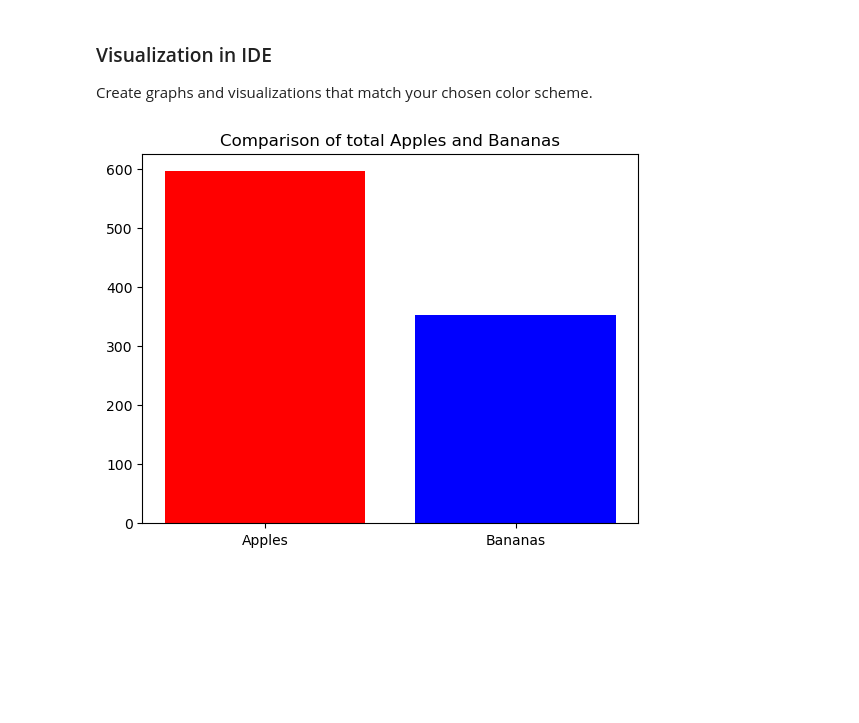
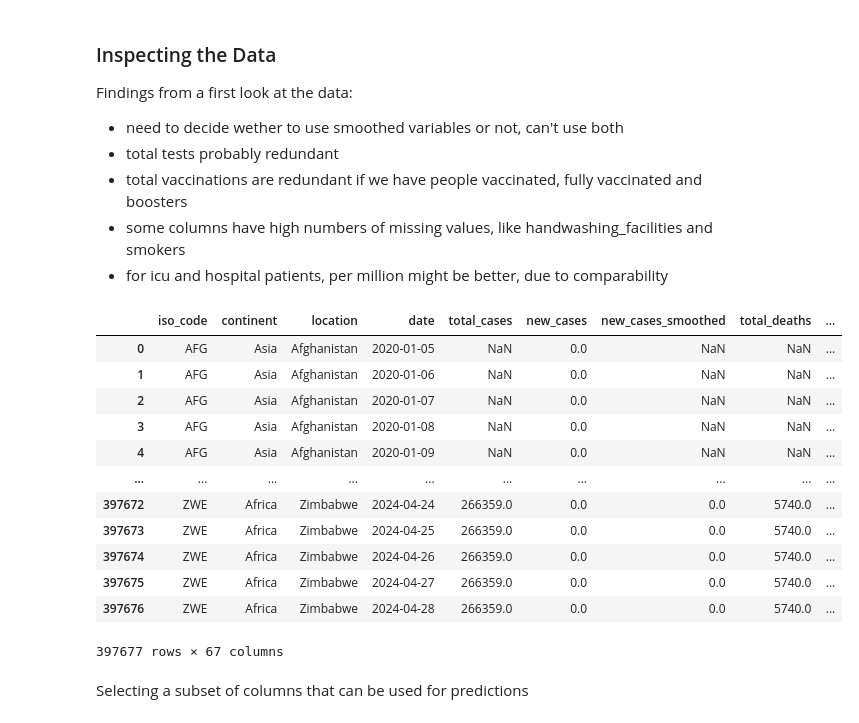
Before and after one commit to kaeferbeckMarco/UnderstandingCovidCaseCounts, a Jupyter notebook: simple.ipynb, the cells around one changed output. Saved outputs shown, nothing was run; the diff lists cells and outputs as text; code cells hidden in the pictures; blank space fills up the shorter version.

Commit message:
did first data pre processing

```diff
--- a/simple.ipynb
+++ b/simple.ipynb
@@ -11,13 +12,5 @@ Effortlessly view, navigate, sort, and filter data. Create charts and access ess
 # %%
-# Defining data for the dataframe
-data = {
-    'Basket': ['A', 'B', 'C', 'D', 'E', 'F', 'G', 'H', 'I', 'J', 'K', 'L', 'M', 'N', 'O', 'P'],
-    'Apples': [10, 20, 30, 56, 40, 40, 67, 47, 40, 4, 49, 52, 5, 56, 35, 45],
-    'Bananas': [15, 6, 3, 45, 67, 44, 45, 11, 14, 18, 13, 12, 1, 34, 12, 12]
-}
+df = pd.read_csv('../resources/owid-covid-data.csv')
 
-# Creating the dataframe
-df = pd.DataFrame(data)
-
-df
+df.info()
 # %% [output]
@@ -41,19 +34,27 @@ df
 # %% [markdown]
-### Visualization in IDE
+### Inspecting the Data
 
-Create graphs and visualizations that match your chosen color scheme.
+Findings from a first look at the data:
+- need to decide wether to use smoothed variables or not, can't use both
+- total tests probably redundant
+- total vaccinations are redundant if we have people vaccinated, fully vaccinated and boosters
+- some columns have high numbers of missing values, like handwashing_facilities and smokers
+- for icu and hospital patients, per million might be better, due to comparability
 # %%
-# Calculate the sums
-sum_apples = df['Apples'].sum()
-sum_bananas = df['Bananas'].sum()
-
-# Create a bar chart
-plt.bar(['Apples', 'Bananas'], [sum_apples, sum_bananas], color=['red', 'blue'])
-
-# Set a title
-plt.title('Comparison of total Apples and Bananas')
-
-# Show the plot
-plt.show()
+df
 # %% [output]
-[figure, removed]
+|  | iso_code | continent | location | date | total_cases | new_cases | new_cases_smoothed | total_deaths | ... |
+| 0 | AFG | Asia | Afghanistan | 2020-01-05 | NaN | 0.0 | NaN | NaN | ... |
+| 1 | AFG | Asia | Afghanistan | 2020-01-06 | NaN | 0.0 | NaN | NaN | ... |
+| 2 | AFG | Asia | Afghanistan | 2020-01-07 | NaN | 0.0 | NaN | NaN | ... |
+| 3 | AFG | Asia | Afghanistan | 2020-01-08 | NaN | 0.0 | NaN | NaN | ... |
+| 4 | AFG | Asia | Afghanistan | 2020-01-09 | NaN | 0.0 | NaN | NaN | ... |
+| ... | ... | ... | ... | ... | ... | ... | ... | ... | ... |
+| 397672 | ZWE | Africa | Zimbabwe | 2024-04-24 | 266359.0 | 0.0 | 0.0 | 5740.0 | ... |
+| 397673 | ZWE | Africa | Zimbabwe | 2024-04-25 | 266359.0 | 0.0 | 0.0 | 5740.0 | ... |
+| 397674 | ZWE | Africa | Zimbabwe | 2024-04-26 | 266359.0 | 0.0 | 0.0 | 5740.0 | ... |
+| 397675 | ZWE | Africa | Zimbabwe | 2024-04-27 | 266359.0 | 0.0 | 0.0 | 5740.0 | ... |
+| 397676 | ZWE | Africa | Zimbabwe | 2024-04-28 | 266359.0 | 0.0 | 0.0 | 5740.0 | ... |
+397677 rows × 67 columns
+# %% [markdown]
+Selecting a subset of columns that can be used for predictions
```
Also changed, not shown: parts of 9 cells of this notebook.
